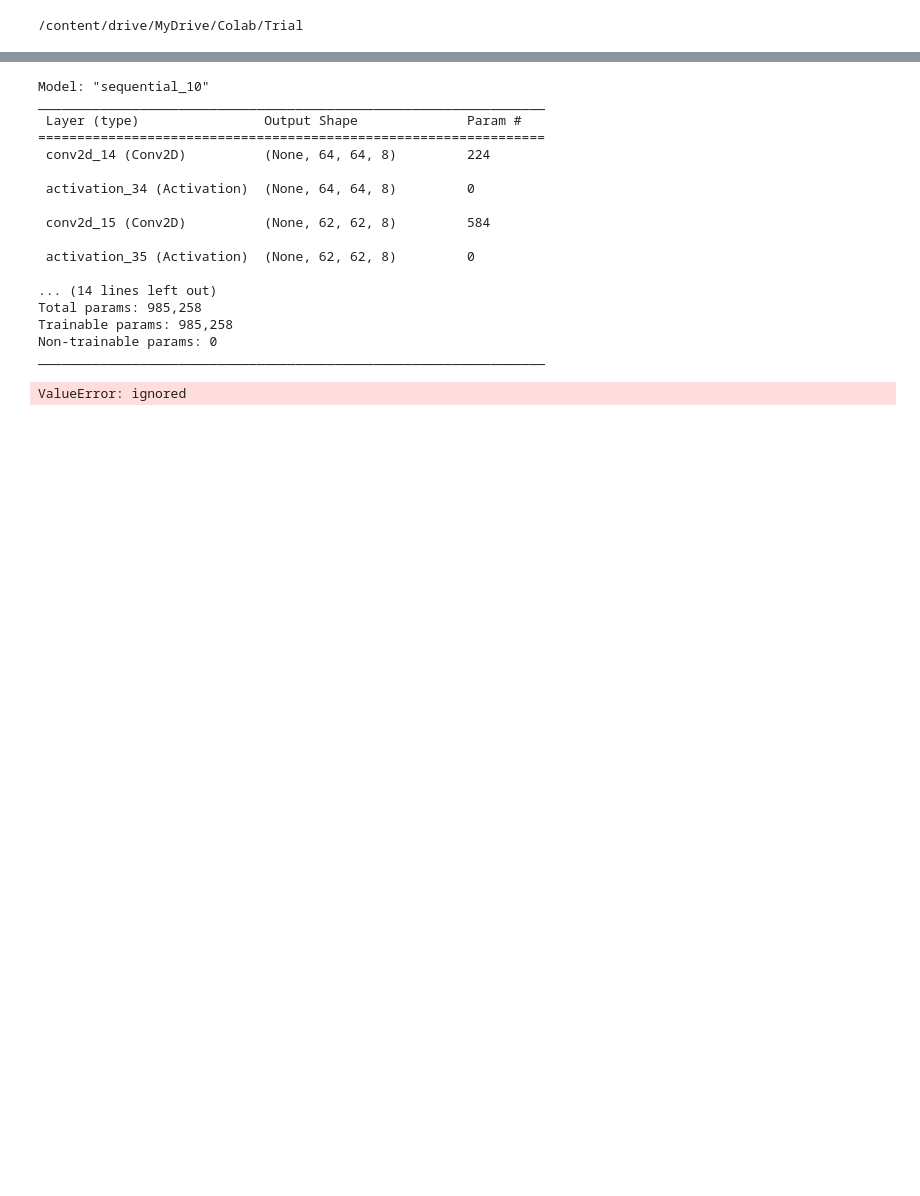
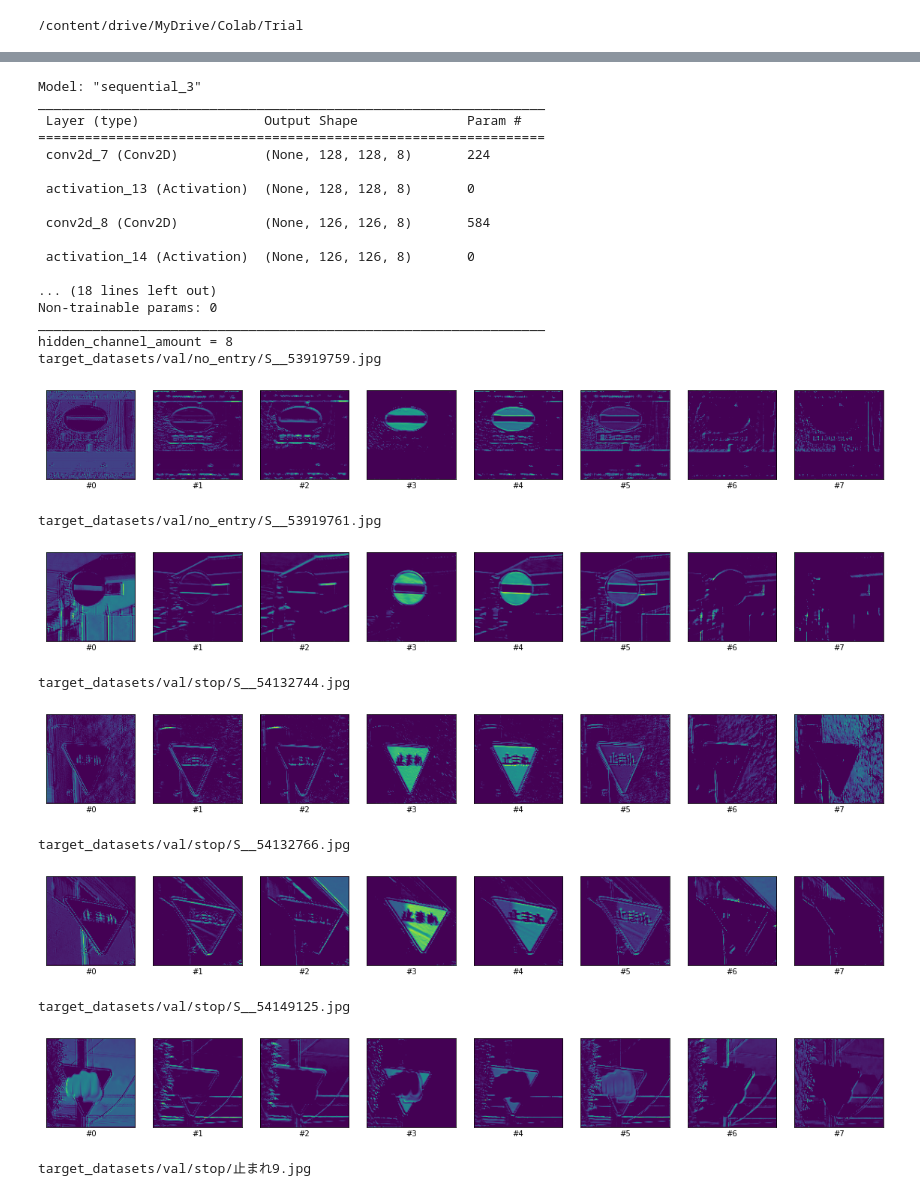
Before and after one commit to ShunsukeT15/hyousiki, a Jupyter notebook: Trial.ipynb, the cells around one changed output, grey strips where cells are left out. Drawn from its saved outputs; the diff is of its cells as text; code cells hidden in the pictures; blank space fills up the shorter version.

```diff
--- a/Trial.ipynb
+++ b/Trial.ipynb
@@ -222,21 +309,30 @@ target_datasets/val/stop/止まれ8.jpg
 # %%
-visualize.vis_hidden_layer('incorrect.txt', 'activation_1', IMAGE_SIZE)
+visualize.vis_hidden_layer('incorrect.txt', 'activation_14', IMAGE_SIZE)
 # %% [output]
-Model: "sequential_10"
+Model: "sequential_3"
 _________________________________________________________________
  Layer (type)                Output Shape              Param #
 =================================================================
- conv2d_14 (Conv2D)          (None, 64, 64, 8)         224
+ conv2d_7 (Conv2D)           (None, 128, 128, 8)       224
 
- activation_34 (Activation)  (None, 64, 64, 8)         0
+ activation_13 (Activation)  (None, 128, 128, 8)       0
 
- conv2d_15 (Conv2D)          (None, 62, 62, 8)         584
+ conv2d_8 (Conv2D)           (None, 126, 126, 8)       584
 
- activation_35 (Activation)  (None, 62, 62, 8)         0
+ activation_14 (Activation)  (None, 126, 126, 8)       0
 
-... (14 lines left out)
-Total params: 985,258
-Trainable params: 985,258
+... (18 lines left out)
 Non-trainable params: 0
 _________________________________________________________________
+hidden_channel_amount = 8
+target_datasets/val/no_entry/S__53919759.jpg
+[figure, added]
-ValueError: ignored
+target_datasets/val/no_entry/S__53919761.jpg
+[figure, added]
+target_datasets/val/stop/S__54132744.jpg
+[figure, added]
+target_datasets/val/stop/S__54132766.jpg
+[figure, added]
+target_datasets/val/stop/S__54149125.jpg
+[figure, added]
+target_datasets/val/stop/止まれ9.jpg
```
Also changed, not shown: parts of 9 cells of this notebook.
